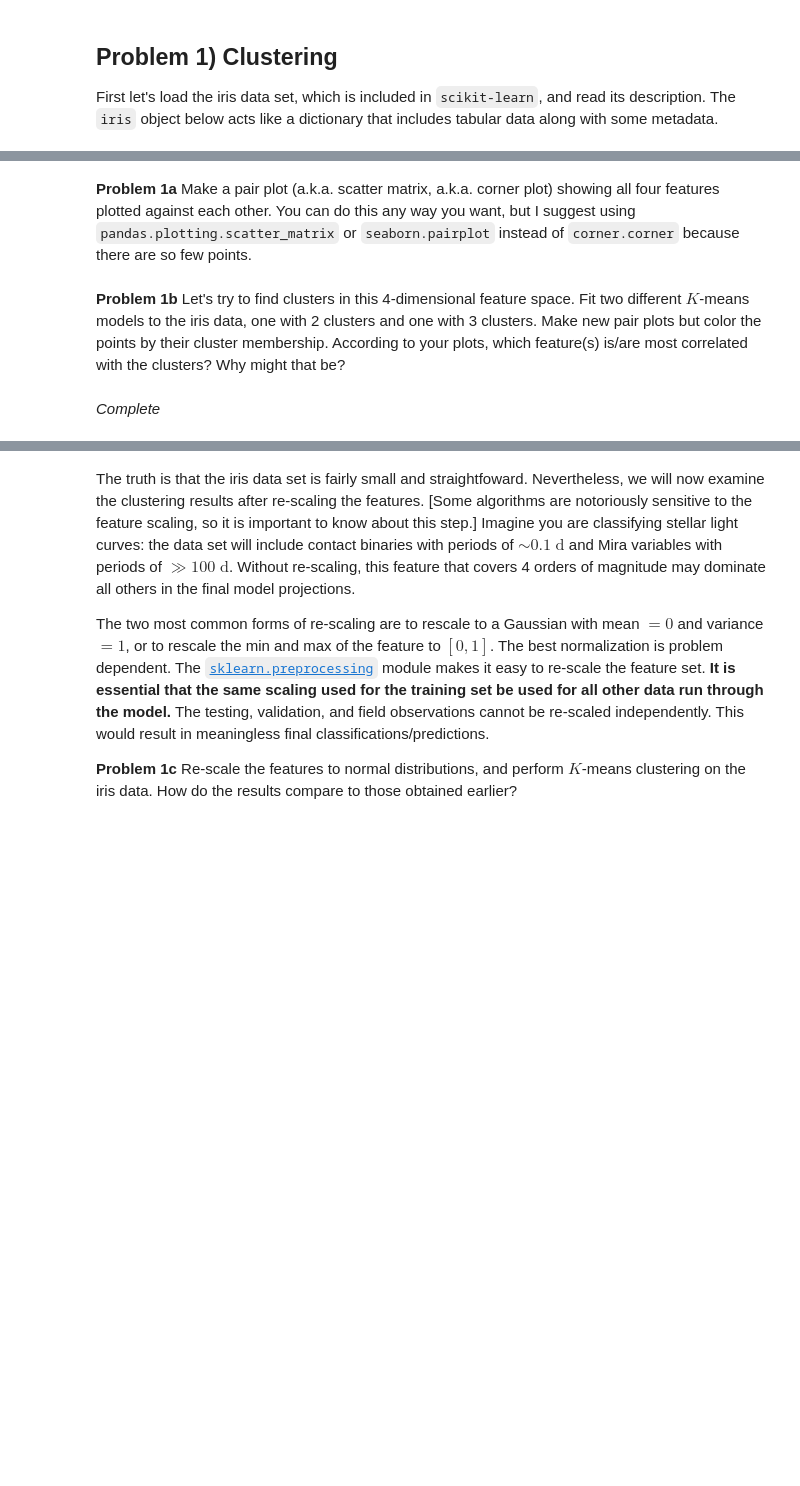
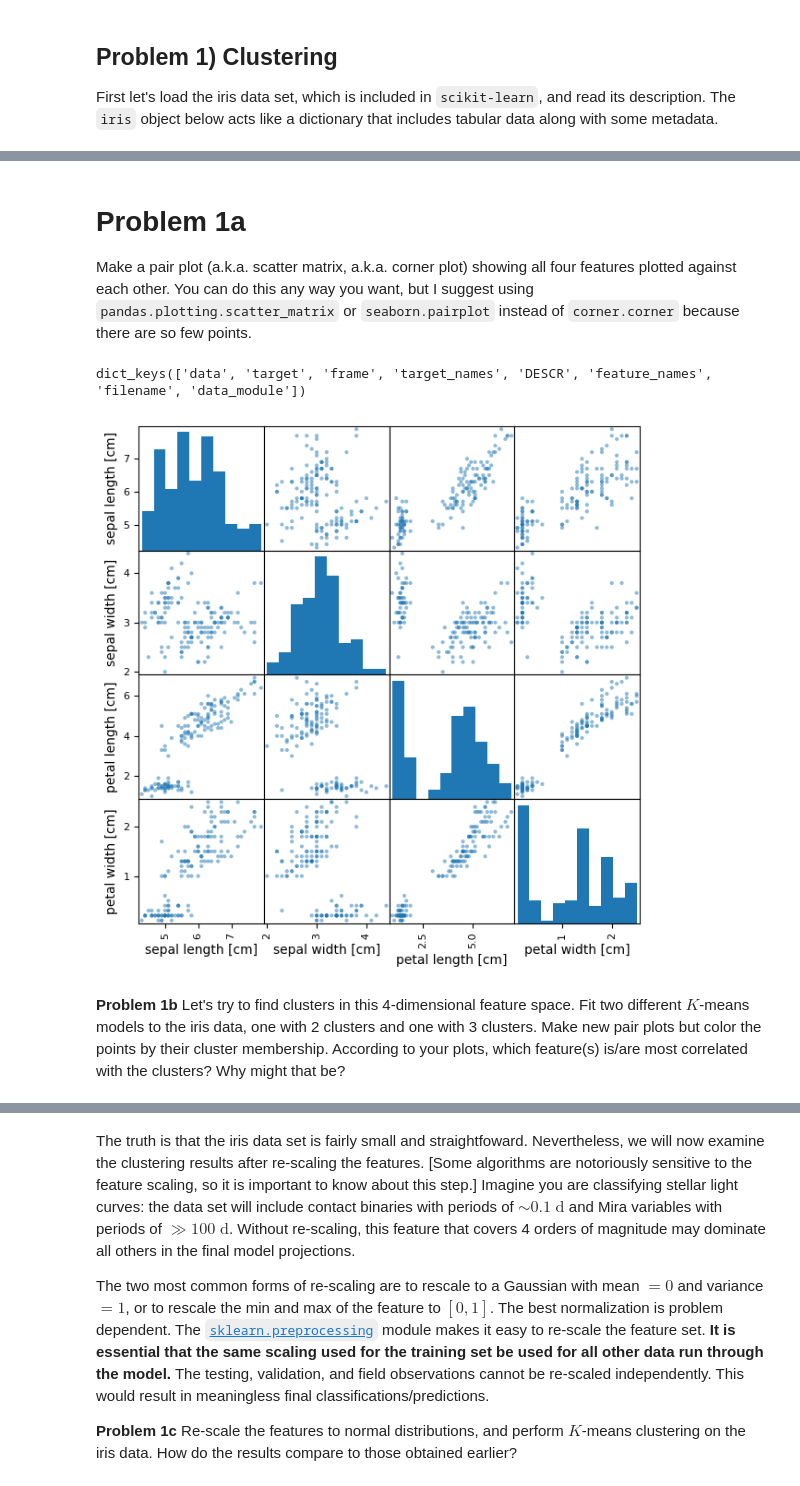
Before and after one commit to ASTR154/clustering, a Jupyter notebook: clustering.ipynb, the cells around one changed output, grey strips where cells are left out. Saved outputs shown, nothing was run; the diff lists cells and outputs as text; code cells hidden in the pictures; blank space fills up the shorter version.

```diff
--- a/clustering.ipynb
+++ b/clustering.ipynb
@@ -17,2 +35,3 @@ print(iris['DESCR'])
 # %% [markdown]
-**Problem 1a** Make a pair plot (a.k.a. scatter matrix, a.k.a. corner plot) showing all four features plotted against each other. You can do this any way you want, but I suggest using `pandas.plotting.scatter_matrix` or `seaborn.pairplot` instead of `corner.corner` because there are so few points.
+# **Problem 1a**
+Make a pair plot (a.k.a. scatter matrix, a.k.a. corner plot) showing all four features plotted against each other. You can do this any way you want, but I suggest using `pandas.plotting.scatter_matrix` or `seaborn.pairplot` instead of `corner.corner` because there are so few points.
@@ -24,2 +38,16 @@ print(iris['DESCR'])
+# %%
+import pandas as pd
+import seaborn
+
+print(iris.keys())
+iris_data = iris['data']
+
+
+df = pd.DataFrame(iris_data, columns=['sepal length [cm]','sepal width [cm]','petal length [cm]','petal width [cm]'])
+pd.plotting.scatter_matrix(df, alpha=0.5,figsize=(7,7))
+plt.show()
+# %% [output]
+dict_keys(['data', 'target', 'frame', 'target_names', 'DESCR', 'feature_names', 'filename', 'data_module'])
+[figure, added]
 # %% [markdown]
 **Problem 1b** Let's try to find clusters in this 4-dimensional feature space. Fit two different $K$-means models to the iris data, one with 2 clusters and one with 3 clusters. Make new pair plots but color the points by their cluster membership. According to your plots, which feature(s) is/are most correlated with the clusters? Why might that be?
@@ -37,2 +53,0 @@ print(clusters2)
-# %% [markdown]
-*Complete*
```
Also changed, not shown: parts of 5 cells of this notebook.
